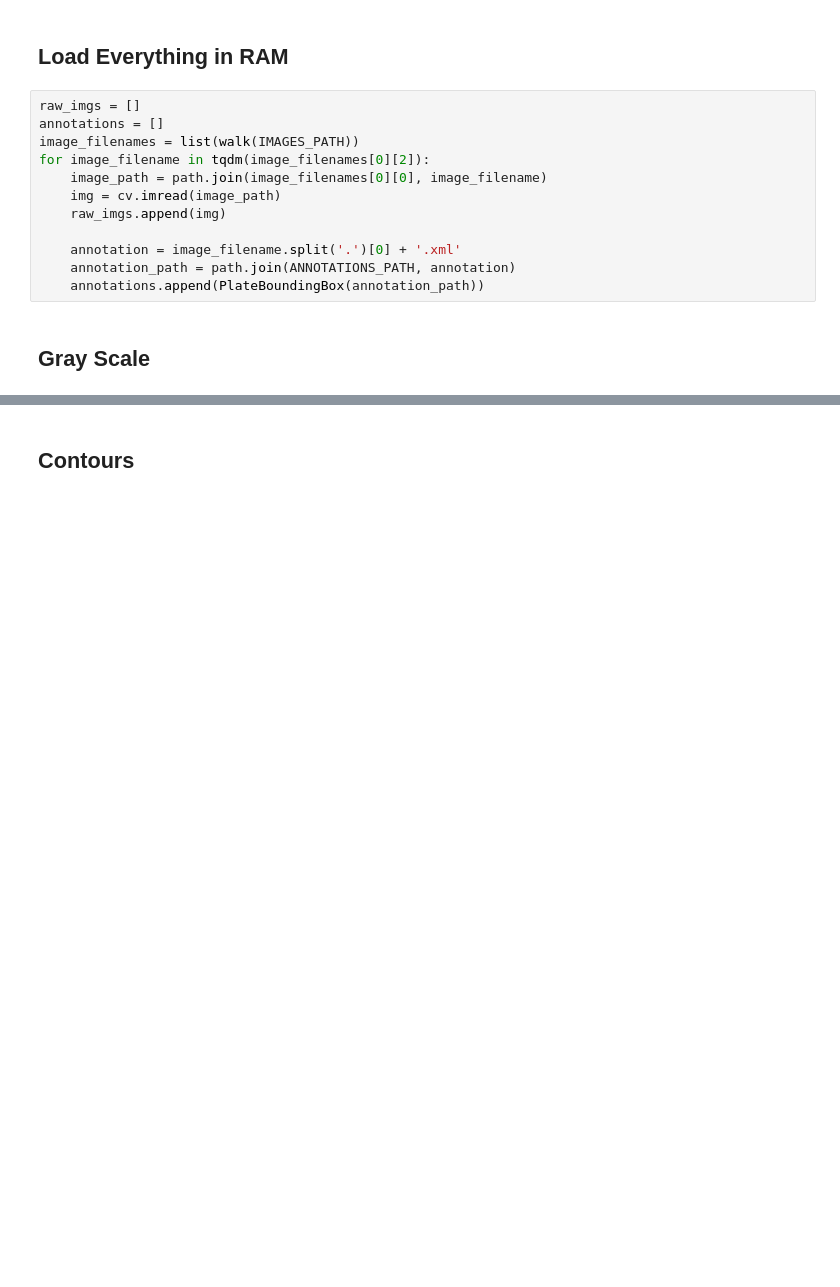
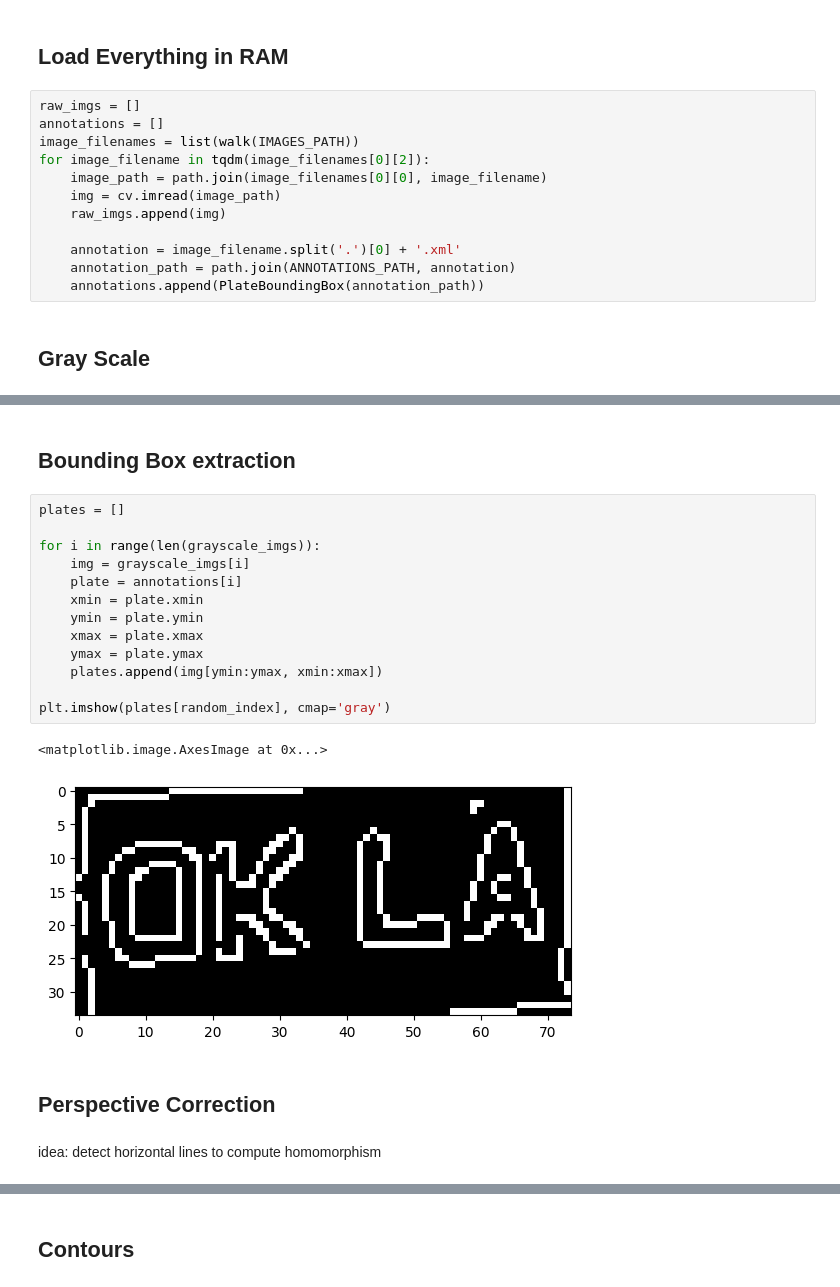
Before and after one commit to damirch/alpr, a Jupyter notebook: detection.ipynb, the cells around one changed output, grey strips where cells are left out. Drawn from its saved outputs; the diff is of its cells as text; blank space fills up the shorter version.

Commit message:
research on perspective correction

```diff
--- a/detection.ipynb
+++ b/detection.ipynb
@@ -118,0 +128,22 @@ plt.imshow(rd.choice(grayscale_imgs), cmap='gray')
+# %% [markdown]
+## Bounding Box extraction
+# %%
+plates = []
+
+for i in range(len(grayscale_imgs)):
+    img = grayscale_imgs[i]
+    plate = annotations[i]
+    xmin = plate.xmin
+    ymin = plate.ymin
+    xmax = plate.xmax
+    ymax = plate.ymax
+    plates.append(img[ymin:ymax, xmin:xmax])
+
+plt.imshow(plates[random_index], cmap='gray')
+# %% [output]
+<matplotlib.image.AxesImage at 0x...>
+[figure, added]
+# %% [markdown]
+## Perspective Correction
+# %% [markdown]
+idea: detect horizontal lines to compute homomorphism
```
Also changed, not shown: parts of 17 cells of this notebook.
